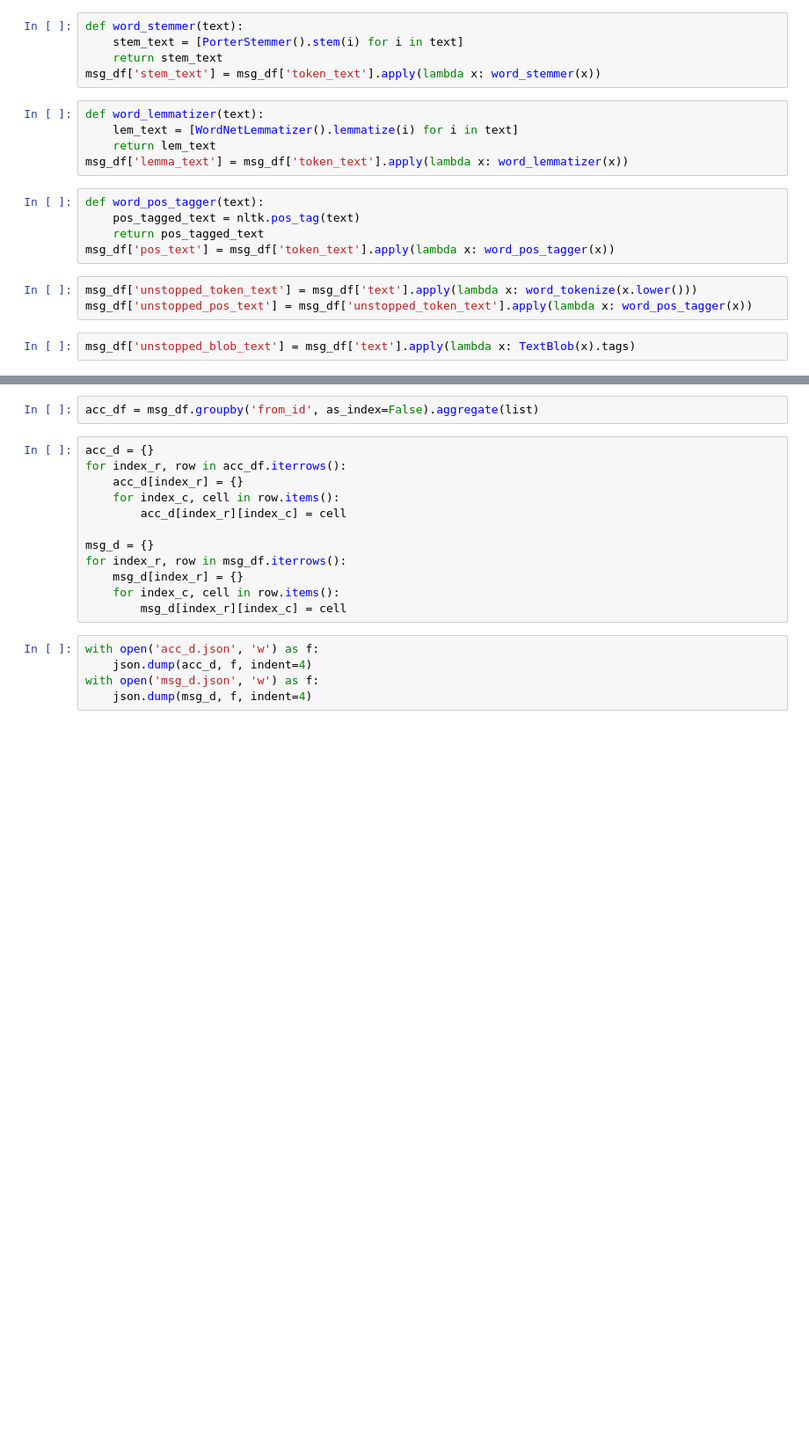
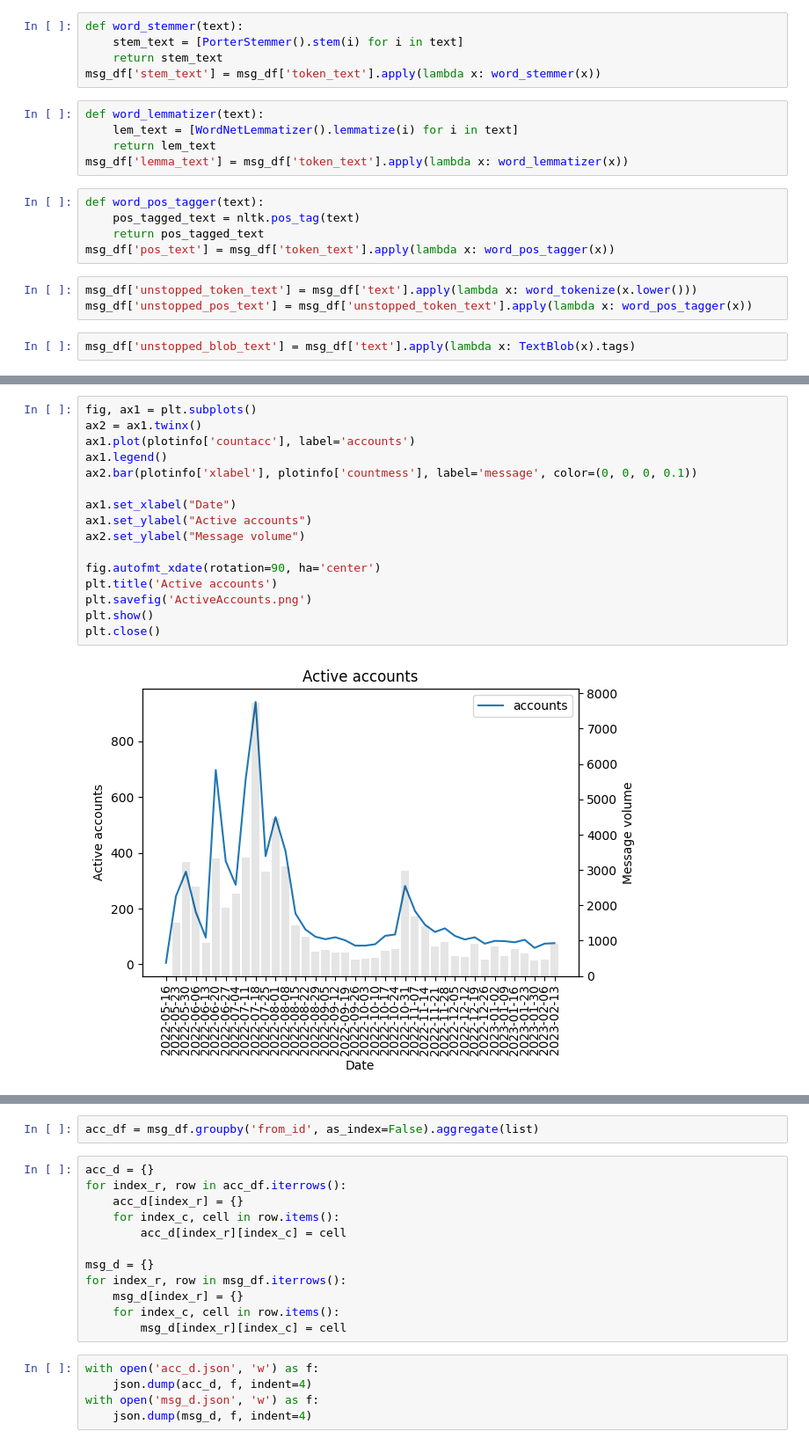
Before and after one commit to VincenzoImp/Cantina-Royale, a Jupyter notebook: Sentiment Analysis/script.ipynb, the cells around one changed output, grey strips where cells are left out. Shown at 88% size. Saved outputs shown, nothing was run; the diff lists cells and outputs as text; blank space fills up the shorter version.

```diff
--- a/Sentiment Analysis/script.ipynb
+++ b/Sentiment Analysis/script.ipynb
@@ -138,0 +225,18 @@ pos: 74.02253029844638, neg: 25.977469701553616
+# %%
+fig, ax1 = plt.subplots()
+ax2 = ax1.twinx()
+ax1.plot(plotinfo['countacc'], label='accounts')
+ax1.legend()
+ax2.bar(plotinfo['xlabel'], plotinfo['countmess'], label='message', color=(0, 0, 0, 0.1))
+
+ax1.set_xlabel("Date")
+ax1.set_ylabel("Active accounts")
+ax2.set_ylabel("Message volume")
+
+fig.autofmt_xdate(rotation=90, ha='center')
+plt.title('Active accounts')
+plt.savefig('ActiveAccounts.png')
+plt.show()
+plt.close()
+# %% [output]
+[figure, added]
```
Also changed, not shown: parts of 9 cells of this notebook, 8 other files.
